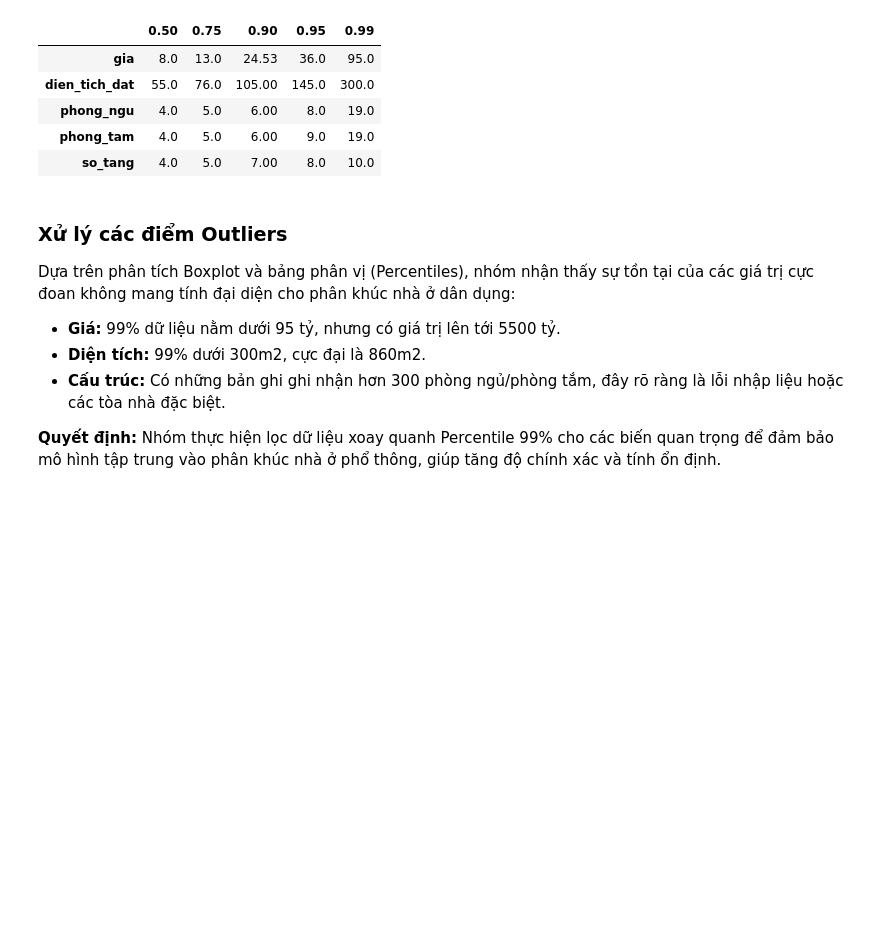
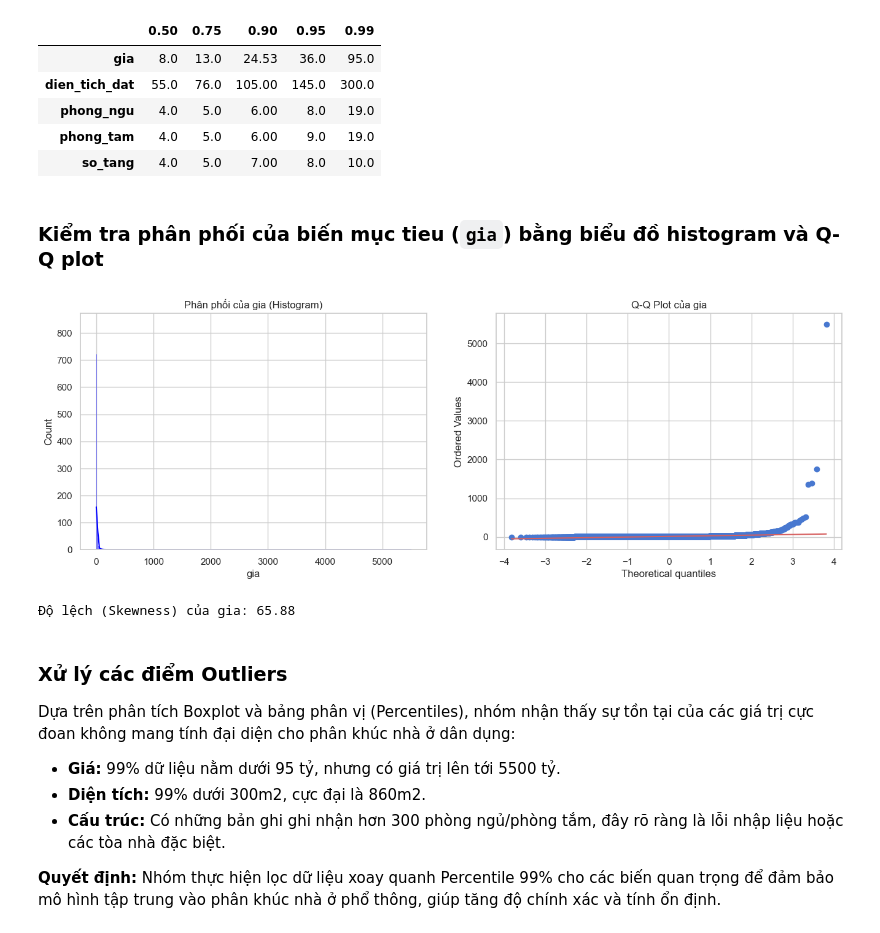
Before and after one commit to pqthinh232/ML-Lab02-Linear_Regression_Project-Real_Estate_Price_Analysis_and_Prediction, a Jupyter notebook: preprocessing and eda/preprocessing_and_eda.ipynb, the cells around one changed output. Drawn from its saved outputs; the diff is of its cells as text; code cells hidden in the pictures; blank space fills up the shorter version.

```diff
--- a/preprocessing and eda/preprocessing_and_eda.ipynb
+++ b/preprocessing and eda/preprocessing_and_eda.ipynb
@@ -153,6 +153,33 @@ Thống kê các mốc phân vị (Percentiles) để xác định ngưỡng c
 | phong_ngu | 4.0 | 5.0 | 6.00 | 8.0 | 19.0 |
 | phong_tam | 4.0 | 5.0 | 6.00 | 9.0 | 19.0 |
 | so_tang | 4.0 | 5.0 | 7.00 | 8.0 | 10.0 |
+# %% [markdown]
+### Kiểm tra phân phối của biến mục tieu (`gia`) bằng biểu đồ histogram và Q-Q plot
+# %%
+from scipy import stats
+
+# Định nghĩa hàm chẩn đoán phân phối
+def diagnostic_plot(df, col):
+    plt.figure(figsize=(16, 5))
+
+    # Biểu đồ Histogram kèm đường KDE
+    plt.subplot(1, 2, 1)
+    sns.histplot(df[col], kde=True, color='blue')
+    plt.title(f'Phân phối của {col} (Histogram)')
+
+    # Biểu đồ Q-Q plot để kiểm tra tính chuẩn hóa (Normality)
+    plt.subplot(1, 2, 2)
+    stats.probplot(df[col], dist="norm", plot=plt)
+    plt.title(f'Q-Q Plot của {col}')
+
+    plt.show()
+
+    print(f"Độ lệch (Skewness) của {col}: {df[col].skew():.2f}")
+
+diagnostic_plot(df, 'gia')
+# %% [output]
+[figure, added]
+Độ lệch (Skewness) của gia: 65.88
 # %% [markdown]
 ### Xử lý các điểm Outliers
 
```
Also changed, not shown: parts of 1 cell of this notebook.
